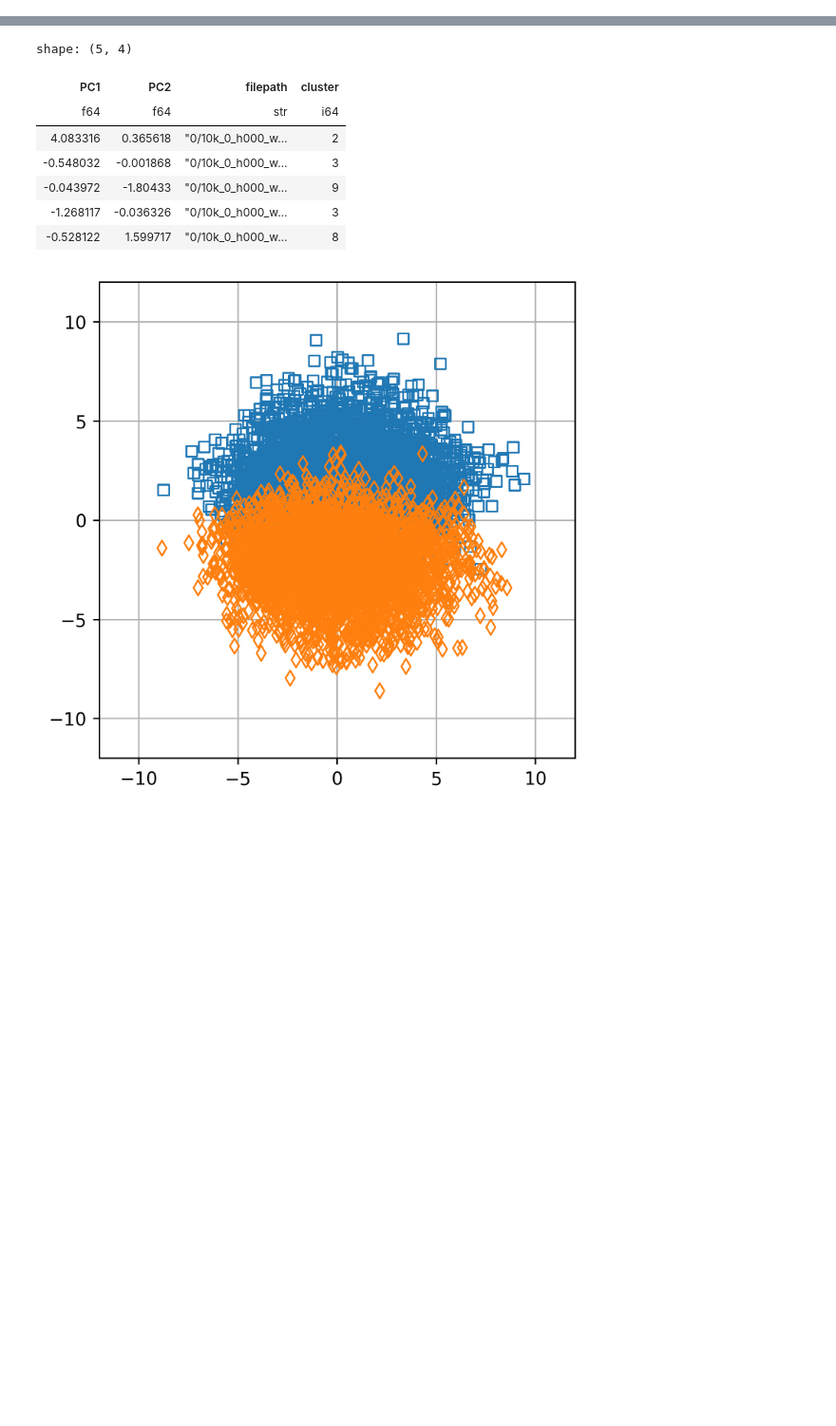
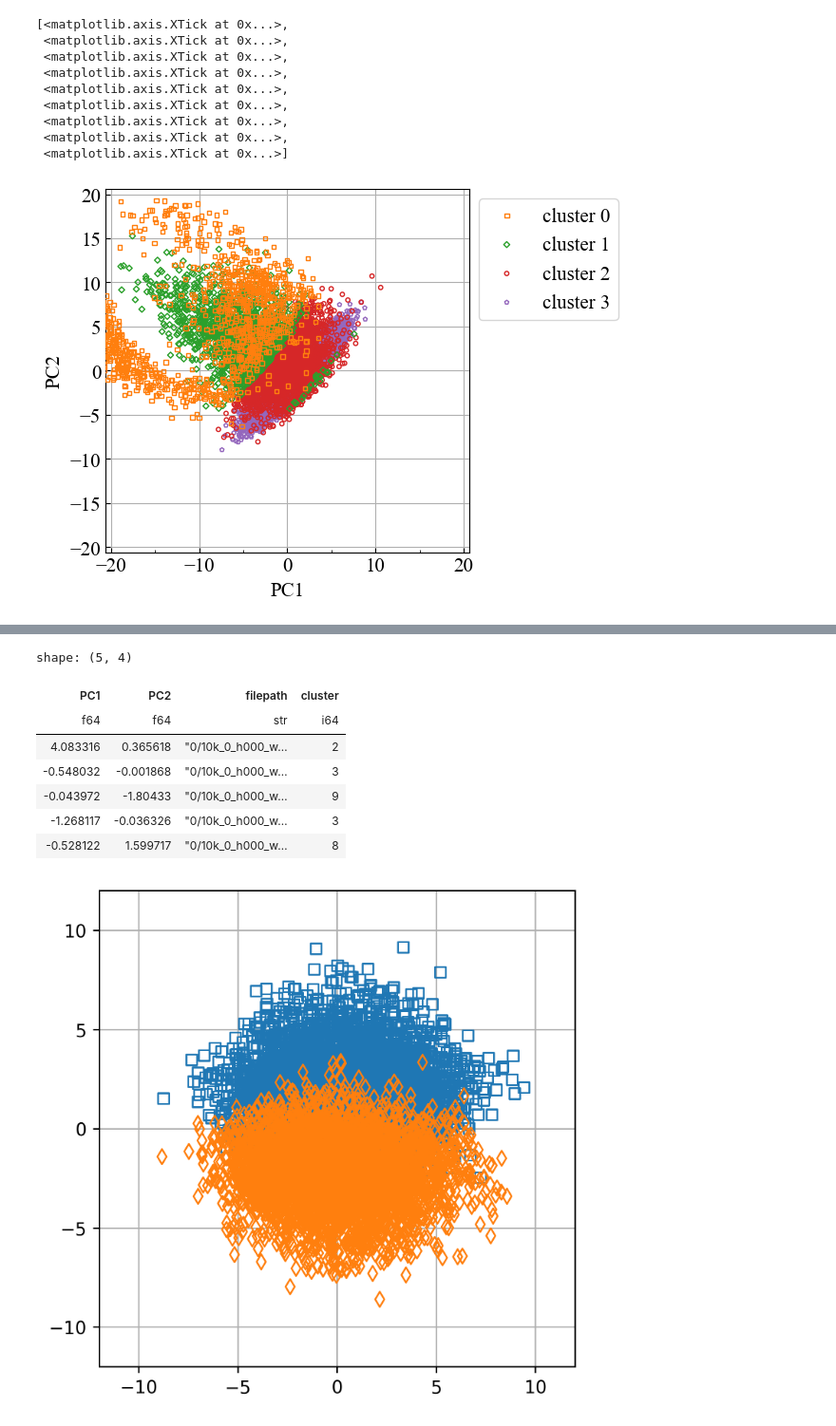
Before and after one commit to RyuichiShinseiB/Feature_extraction, a Jupyter notebook: notebooks/pickup_image_from_feature.ipynb, the cells around one changed output, grey strips where cells are left out. Shown: that part at 95% size. Saved outputs shown, nothing was run; the diff lists cells and outputs as text; code cells hidden in the pictures; blank space fills up the shorter version.

```diff
--- a/notebooks/pickup_image_from_feature.ipynb
+++ b/notebooks/pickup_image_from_feature.ipynb
@@ -38,0 +77,43 @@ plt.scatter(
+# %%
+clusters = df.select("cluster").unique().to_numpy().flatten()
+datas: dict[float, np.ndarray] = {
+    cluster: df.filter(pl.col("cluster") == cluster)
+    .select("column_0", "column_1")
+    .to_numpy()
+    for cluster in clusters
+}
+# %%
+cmap = plt.get_cmap("tab10")
+markers = ["s", "D", "o", "p", "*", "h", "D", "8", "v", "x"]
+
+
+fig = plt.figure(layout="tight")
+ax = fig.add_subplot()
+
+path_collections = {
+    cluster: plot_scatter(
+        data.T, size=10, marker=markers[cluster], color=cmap(cluster+1), ax=ax,
+    )[-1]
+    for cluster, data in datas.items()
+}
+
+num_clusters = len(datas)
+for i, (c, pc) in enumerate(path_collections.items()):
+    pc.set_label(f"cluster {c}")
+    pc.set_zorder(num_clusters - i)
+ax.legend(loc="upper left", bbox_to_anchor=(1, 1))
+
+ax.set_xlabel("PC1")
+ax.set_ylabel("PC2")
+ax.set_xticks(np.arange(-20, 21, 5),minor=True)
+# %% [output]
+[<matplotlib.axis.XTick at 0x...>,
+ <matplotlib.axis.XTick at 0x...>,
+ <matplotlib.axis.XTick at 0x...>,
+ <matplotlib.axis.XTick at 0x...>,
+ <matplotlib.axis.XTick at 0x...>,
+ <matplotlib.axis.XTick at 0x...>,
+ <matplotlib.axis.XTick at 0x...>,
+ <matplotlib.axis.XTick at 0x...>,
+ <matplotlib.axis.XTick at 0x...>]
+[figure, added]
```
Also changed, not shown: parts of 12 cells of this notebook.
